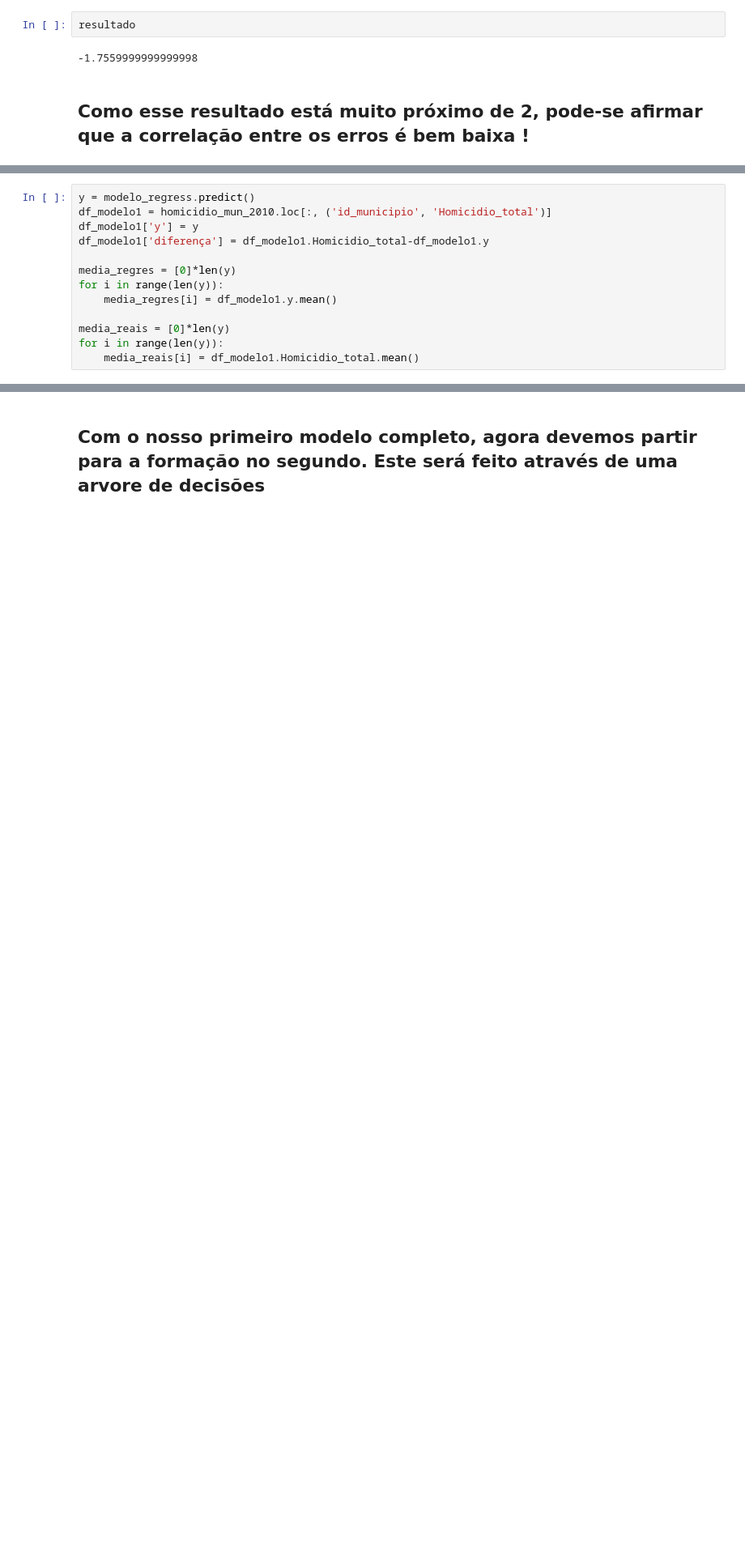
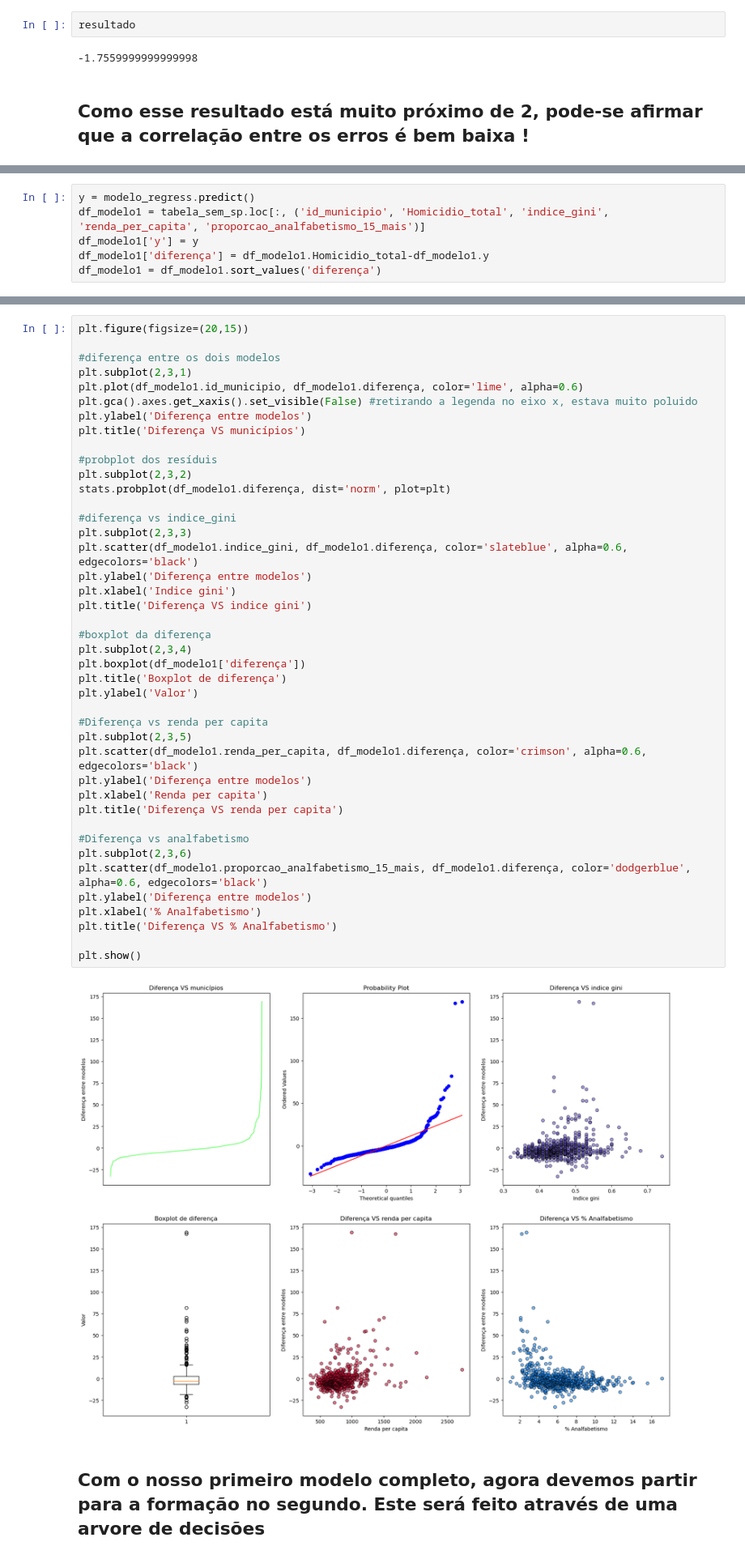
Before and after one commit to felipebns/P2_Cdados, a Jupyter notebook: p2_cdados.ipynb, the cells around one changed output, grey strips where cells are left out. Shown at 81% size. Cells and saved outputs as stored; diff of their text form; blank space fills up the shorter version.

```diff
--- a/p2_cdados.ipynb
+++ b/p2_cdados.ipynb
@@ -349,13 +351,6 @@ resultado
 # %%
 y = modelo_regress.predict()
-df_modelo1 = homicidio_mun_2010.loc[:, ('id_municipio', 'Homicidio_total')]
+df_modelo1 = tabela_sem_sp.loc[:, ('id_municipio', 'Homicidio_total', 'indice_gini', 'renda_per_capita', 'proporcao_analfabetismo_15_mais')]
 df_modelo1['y'] = y
 df_modelo1['diferença'] = df_modelo1.Homicidio_total-df_modelo1.y
-
-media_regres = [0]*len(y)
-for i in range(len(y)):
-    media_regres[i] = df_modelo1.y.mean()
-
-media_reais = [0]*len(y)
-for i in range(len(y)):
-    media_reais[i] = df_modelo1.Homicidio_total.mean()
+df_modelo1 = df_modelo1.sort_values('diferença')
@@ -400,3 +357,47 @@ plt.show()
+# %%
+plt.figure(figsize=(20,15))
+
+#diferença entre os dois modelos
+plt.subplot(2,3,1)
+plt.plot(df_modelo1.id_municipio, df_modelo1.diferença, color='lime', alpha=0.6)
+plt.gca().axes.get_xaxis().set_visible(False) #retirando a legenda no eixo x, estava muito poluido
+plt.ylabel('Diferença entre modelos')
+plt.title('Diferença VS municípios')
+
+#probplot dos resíduis
+plt.subplot(2,3,2)
+stats.probplot(df_modelo1.diferença, dist='norm', plot=plt)
+
+#diferença vs indice_gini
+plt.subplot(2,3,3)
+plt.scatter(df_modelo1.indice_gini, df_modelo1.diferença, color='slateblue', alpha=0.6, edgecolors='black')
+plt.ylabel('Diferença entre modelos')
+plt.xlabel('Indice gini')
+plt.title('Diferença VS indice gini')
+
+#boxplot da diferença
+plt.subplot(2,3,4)
+plt.boxplot(df_modelo1['diferença'])
+plt.title('Boxplot de diferença')
+plt.ylabel('Valor')
+
+#Diferença vs renda per capita
+plt.subplot(2,3,5)
+plt.scatter(df_modelo1.renda_per_capita, df_modelo1.diferença, color='crimson', alpha=0.6, edgecolors='black')
+plt.ylabel('Diferença entre modelos')
+plt.xlabel('Renda per capita')
+plt.title('Diferença VS renda per capita')
+
+#Diferença vs analfabetismo
+plt.subplot(2,3,6)
+plt.scatter(df_modelo1.proporcao_analfabetismo_15_mais, df_modelo1.diferença, color='dodgerblue', alpha=0.6, edgecolors='black')
+plt.ylabel('Diferença entre modelos')
+plt.xlabel('% Analfabetismo')
+plt.title('Diferença VS % Analfabetismo')
+
+plt.show()
+# %% [output]
+[figure, added]
 # %% [markdown]
 ## Com o nosso primeiro modelo completo, agora devemos partir para a formação no segundo. Este será feito através de uma arvore de decisões
 # %%
```
Also changed, not shown: parts of 4 cells of this notebook.
